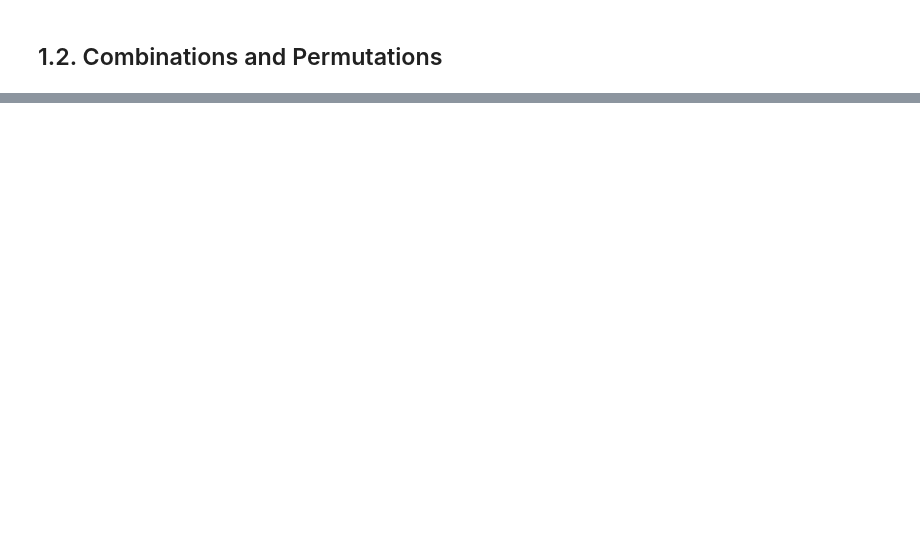
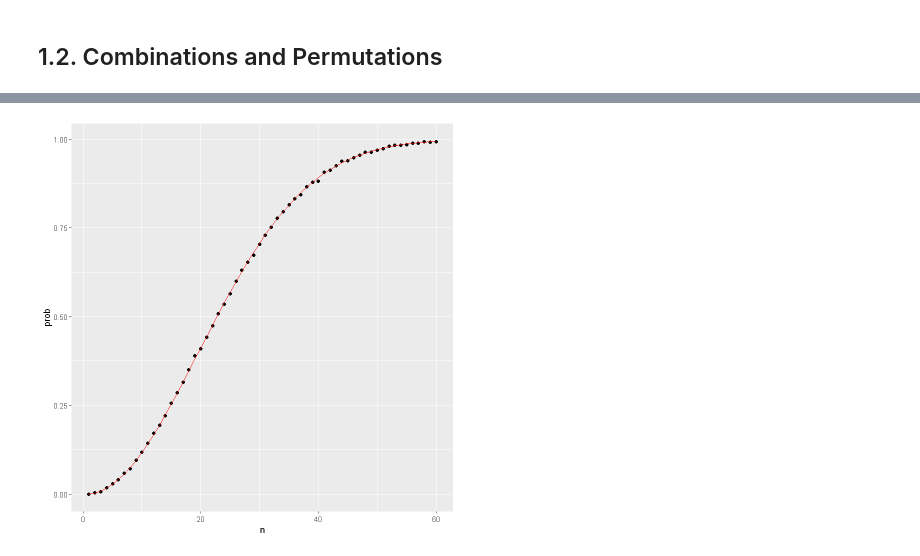
Before and after one commit to RaymundoSGlz/Probability, a Jupyter notebook: notebooks/1_Discrete_Probability.ipynb, the cells around one changed output, grey strips where cells are left out. Cells and saved outputs as stored; diff of their text form; code cells hidden in the pictures; blank space fills up the shorter version.

Commit message:
Agregada explicación sobre probabilidad discreta

```diff
--- a/notebooks/1_Discrete_Probability.ipynb
+++ b/notebooks/1_Discrete_Probability.ipynb
@@ -134,0 +268,13 @@ Debemos tener mucho cuidado antes de usar esto ya que suponer independencia cuan
+# %%
+# verificando si dos personas tienen la misma fecha de cumpleaños en un grupo de 50
+n <- 50
+bdays <- sample(1:365, n, replace = TRUE)    # generamos n cumpleaños aleatorios
+any(duplicated(bdays))    # verificamos si tenemos duplicados
+
+# simulación de Monte Carlo con B=10000 repeticiones
+B <- 10000
+results <- replicate(B, {    # retorna un vector con B valores lógicos
+    bdays <- sample(1:365, n, replace = TRUE)
+    any(duplicated(bdays))
+})
+mean(results)    # calcula la proporción de cumpleaños duplicados
@@ -134,0 +287,20 @@ Debemos tener mucho cuidado antes de usar esto ya que suponer independencia cuan
+# %%
+# para cualquier tamaño de grupo
+#convertimos el calculo en una función
+same_birthday <- function(n){
+    bdays <- sample(1:365, n, replace = TRUE)
+    any(duplicated(bdays))
+}
+#creamos una tabla de consulta
+compute_prob <- function(n, B = 10000){
+    results <- replicate(B, same_birthday(n))
+    mean(results)
+}
+#utilizamos la función sapply
+n <- seq(1, 60)
+prob <- sapply(n, compute_prob)
+#realizamos un gráfico
+#install.packages("tidyverse") instalamos el paquete
+library(tidyverse)
+prob <- sapply(n, compute_prob)
+qplot(n, prob)
@@ -134,0 +331,10 @@ Debemos tener mucho cuidado antes de usar esto ya que suponer independencia cuan
+# %%
+# probabilidad exacta
+exact_prob <- function(n){
+    prob_unique <- seq(365,365-n+1)/365
+    1 - prod( prob_unique)
+}
+eprob <- sapply(n, exact_prob)
+qplot(n, prob) + geom_line(aes(n, eprob), col = "red")
+# %% [output]
+[figure, added]
```
Also changed, not shown: parts of 33 cells of this notebook, 2 other files.
